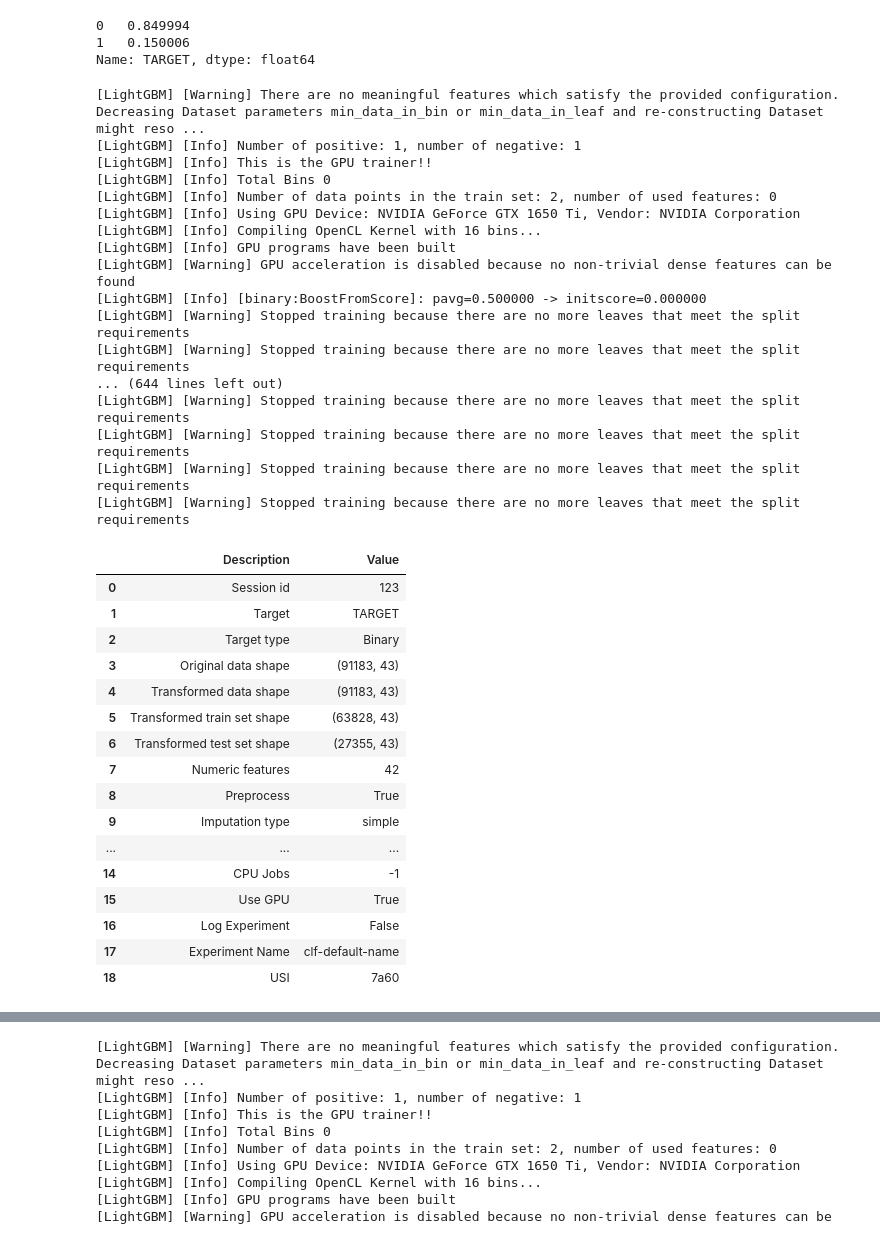
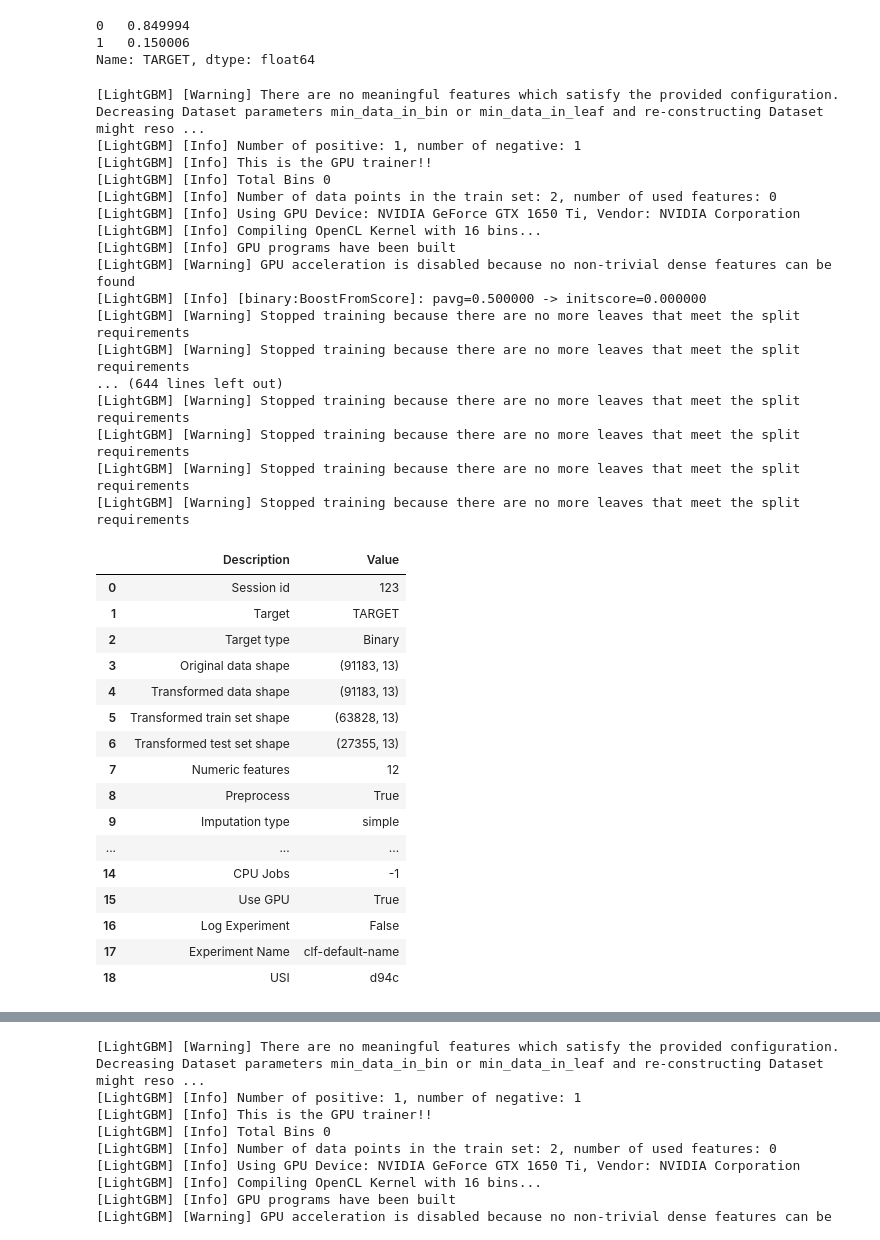
Before and after one commit to jeremy-jmc/datathon-mibanco2023, a Jupyter notebook: notebooks/01_pycaret.ipynb, the cells around one changed output, grey strips where cells are left out. Cells and saved outputs as stored; diff of their text form; code cells hidden in the pictures.

```diff
--- a/notebooks/01_pycaret.ipynb
+++ b/notebooks/01_pycaret.ipynb
@@ -22,6 +24,7 @@ for col in ['CO_TIPO_SEXO', 'ANIO_BANCARIZACION', 'MES_BANCARIZACION']:
     data_test[col] = data_test[col].astype('category')
 
 TARGET_VAR = 'TARGET'
+N_FOLDS = 5
 # %%
 data_train.dtypes
 # %% [output]
@@ -46,7 +49,11 @@ dtype: object
 # get only numeric columns
 data = data_train.select_dtypes(include=['int64', 'float64'])# pd.concat([data_train.select_dtypes(include=['int64', 'float64']), data_train['ID']], axis=1)
 data = data.drop(columns=['EDAD'])
-data = data[[col for col in data.columns if all([sub not in col for sub in ['PROXY_']])]]
+exclude_substr_list = ['PROXY_', '_1', '_MA3', '_MA6', '_max', '_min', '_median', '_last']
+data = data[[col for col in data.columns if all([sub not in col for sub in exclude_substr_list])]]
 
 data_test = data_test.select_dtypes(include=['int64', 'float64'])
 data_test = data_test.drop(columns=['EDAD'])
+data_test = data_test[[col for col in data_test.columns if all([sub not in col for sub in exclude_substr_list])]]
+
+print(data.columns)
@@ -86,35 +101,34 @@ data_scaled[TARGET_VAR].value_counts(normalize=True)
 1   0.150006
 Name: TARGET, dtype: float64
 # %%
-from pycaret.classification import *
-s = setup(data_scaled, target=TARGET_VAR, session_id=123, use_gpu=True)
+s = setup(data_scaled, target=TARGET_VAR, session_id=123, use_gpu=True, fold=N_FOLDS)
 # %% [output]
 [LightGBM] [Warning] There are no meaningful features which satisfy the provided configuration. Decreasing Dataset parameters min_data_in_bin or min_data_in_leaf and re-constructing Dataset might reso ...
 [LightGBM] [Info] Number of positive: 1, number of negative: 1
 [LightGBM] [Info] This is the GPU trainer!!
 [LightGBM] [Info] Total Bins 0
 [LightGBM] [Info] Number of data points in the train set: 2, number of used features: 0
 [LightGBM] [Info] Using GPU Device: NVIDIA GeForce GTX 1650 Ti, Vendor: NVIDIA Corporation
 [LightGBM] [Info] Compiling OpenCL Kernel with 16 bins...
 [LightGBM] [Info] GPU programs have been built
 [LightGBM] [Warning] GPU acceleration is disabled because no non-trivial dense features can be found
 [LightGBM] [Info] [binary:BoostFromScore]: pavg=0.500000 -> initscore=0.000000
 [LightGBM] [Warning] Stopped training because there are no more leaves that meet the split requirements
 [LightGBM] [Warning] Stopped training because there are no more leaves that meet the split requirements
 ... (644 lines left out)
 [LightGBM] [Warning] Stopped training because there are no more leaves that meet the split requirements
 [LightGBM] [Warning] Stopped training because there are no more leaves that meet the split requirements
 [LightGBM] [Warning] Stopped training because there are no more leaves that meet the split requirements
 [LightGBM] [Warning] Stopped training because there are no more leaves that meet the split requirements
 |  | Description | Value |
 | 0 | Session id | 123 |
 | 1 | Target | TARGET |
 | 2 | Target type | Binary |
-| 3 | Original data shape | (91183, 43) |
-| 4 | Transformed data shape | (91183, 43) |
-| 5 | Transformed train set shape | (63828, 43) |
-| 6 | Transformed test set shape | (27355, 43) |
-| 7 | Numeric features | 42 |
+| 3 | Original data shape | (91183, 13) |
+| 4 | Transformed data shape | (91183, 13) |
+| 5 | Transformed train set shape | (63828, 13) |
+| 6 | Transformed test set shape | (27355, 13) |
+| 7 | Numeric features | 12 |
 | 8 | Preprocess | True |
 | 9 | Imputation type | simple |
 | ... | ... | ... |
@@ -122,7 +136,7 @@ s = setup(data_scaled, target=TARGET_VAR, session_id=123, use_gpu=True)
 | 15 | Use GPU | True |
 | 16 | Log Experiment | False |
 | 17 | Experiment Name | clf-default-name |
-| 18 | USI | 7a60 |
+| 18 | USI | d94c |
 [LightGBM] [Warning] There are no meaningful features which satisfy the provided configuration. Decreasing Dataset parameters min_data_in_bin or min_data_in_leaf and re-constructing Dataset might reso ...
 [LightGBM] [Info] Number of positive: 1, number of negative: 1
 [LightGBM] [Info] This is the GPU trainer!!
```
Also changed, not shown: parts of 11 cells of this notebook, 2 other files.
